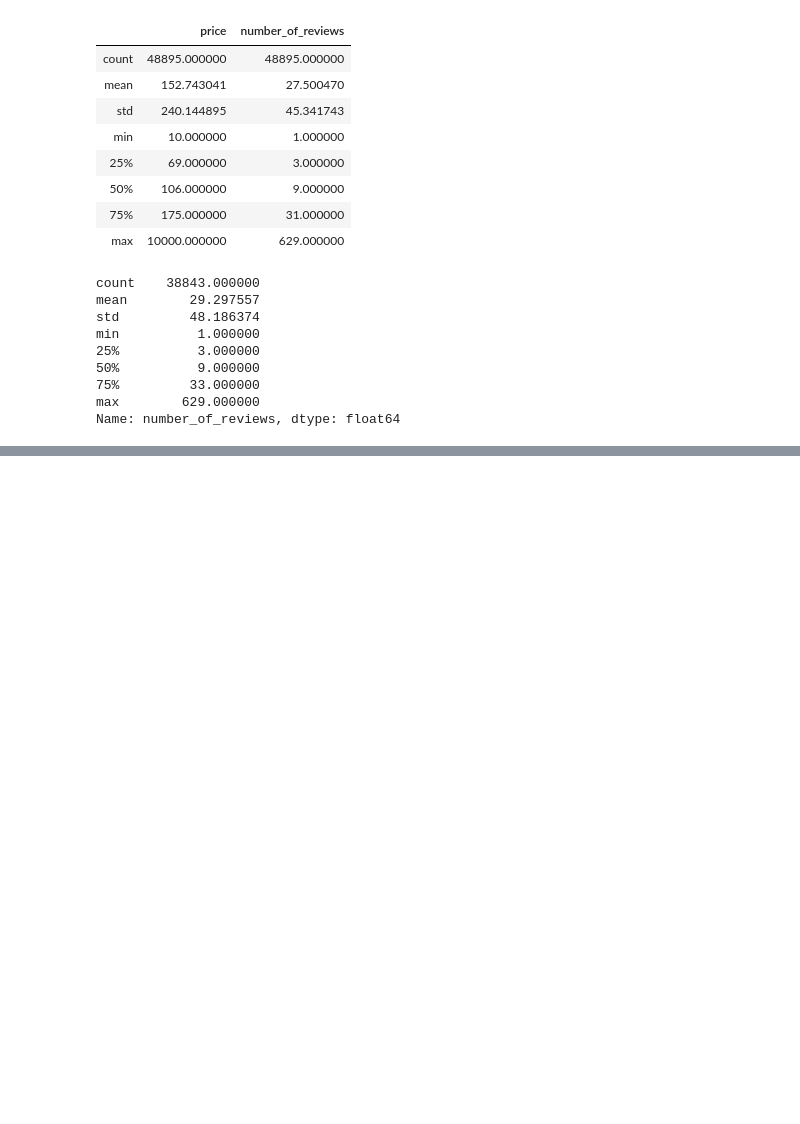
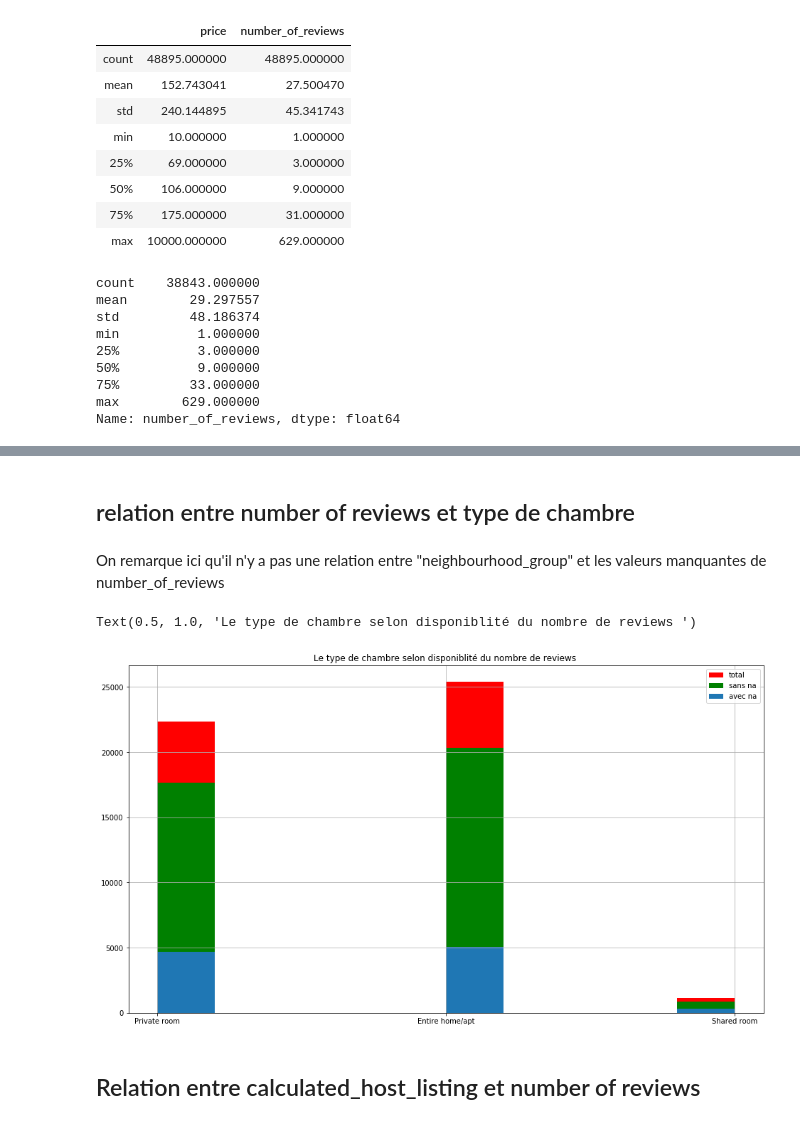
Before and after one commit to anass236/ds-project, a Jupyter notebook: ia-projectDraft.ipynb, the cells around one changed output, grey strips where cells are left out. Cells and saved outputs as stored; diff of their text form; code cells hidden in the pictures; blank space fills up the shorter version.

```diff
--- a/ia-projectDraft.ipynb
+++ b/ia-projectDraft.ipynb
@@ -441,0 +465,15 @@ AB_NYC_quadratic_review
+# %% [markdown]
+## relation entre number of reviews et type de chambre
+# %% [markdown]
+On remarque ici qu'il n'y a pas une relation entre "neighbourhood_group" et les valeurs manquantes de number_of_reviews
+# %%
+ax = AB_NYC_Linear.room_type.hist(figsize=(16,9),color='r')
+AB_NYC_Linear.room_type[~AB_NYC_Linear.number_of_reviews.isna()].hist(figsize=(16,9),color='g',ax = ax)
+AB_NYC_Linear.room_type[AB_NYC_Linear.number_of_reviews.isna()].hist(figsize=(16,9),ax = ax)
+ax.legend(['total', 'sans na','avec na'])
+ax.set_title('Le type de chambre selon disponiblité du nombre de reviews ')
+# %% [output]
+Text(0.5, 1.0, 'Le type de chambre selon disponiblité du nombre de reviews ')
+[figure, added]
+# %% [markdown]
+## Relation entre calculated_host_listing et number of reviews
```
Also changed, not shown: parts of 64 cells of this notebook.
